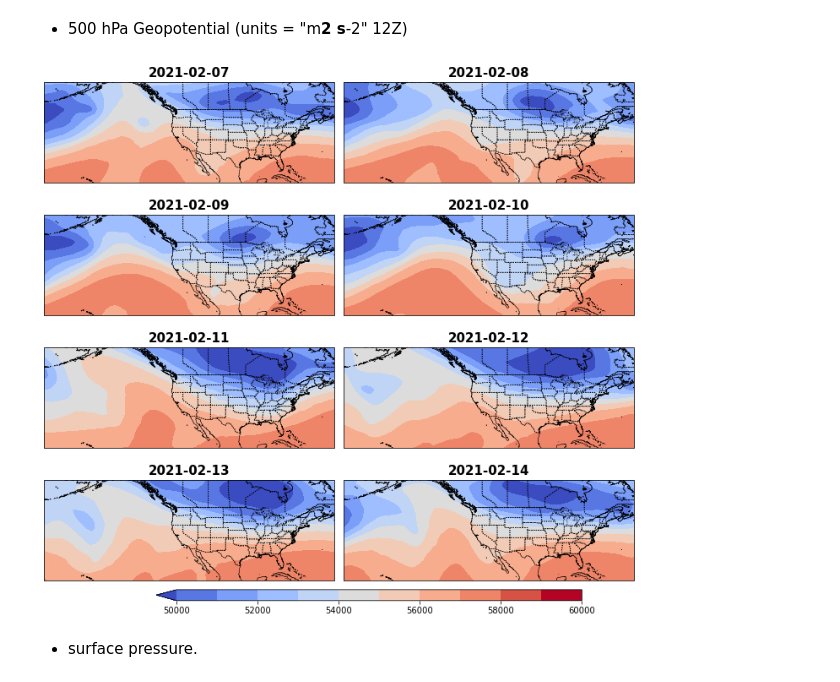
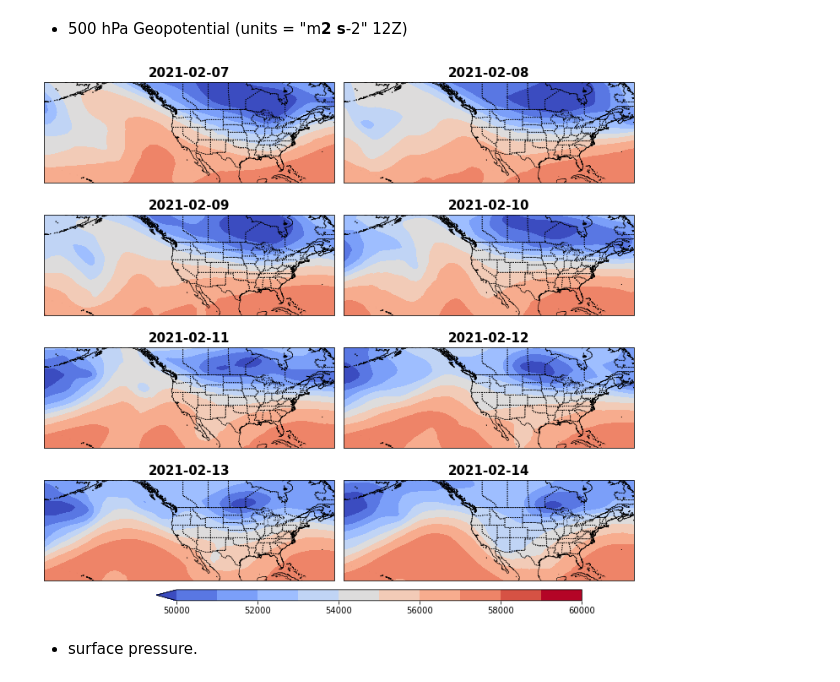
Before and after one commit to ming80302/Innovator, a Jupyter notebook: winter_storm_prism.ipynb, the cells around one changed output. Saved outputs shown, nothing was run; the diff lists cells and outputs as text; code cells hidden in the pictures.

```diff
--- a/winter_storm_prism.ipynb
+++ b/winter_storm_prism.ipynb
@@ -305,26 +315,26 @@ plot_prec_4(z500_3d, 50000, 60000,  'coolwarm', 'horizontal', 'False') ## 'YlGnB
 # %%
 date_1d = pd.date_range("2021-02-07", periods=8)
 
 for dd in range(7, 15):
     # 2 ways to fill the string with leading 0s 1) format string feature. 2) string.zfill() method
     #flnm_era5 = '/gpfs/fs1/collections/rda/data/ds633.0/e5.oper.an.pl/202102/e5.oper.an.pl.128_129_z.ll025sc.202102'+f'{dd:02d}'+'00_202102'+f'{dd:02d}'+'23.nc'
     flnm_era5 = '/gpfs/fs1/collections/rda/data/ds633.0/e5.oper.an.pl/202102/e5.oper.an.pl.128_129_z.ll025sc.202102'+str(dd).zfill(2)+'00_202102'+str(dd).zfill(2)+'23.nc'
     #print(flnm_era5)
     with xr.open_dataset(flnm_era5 ) as ds_era5:
         z500 = ds_era5.Z[12].sel(level=500, latitude=slice(lat_large_e, lat_large_s), longitude=slice(lon_large_s+360, lon_large_e+360)) #.mean(dim='time')
         del z500['time']
         if (dd==7):
             #expand_dims() modifies ndarray flags to write only,
             #  to call .copy() on the array after calling expand_dims()
             z500_3d = z500.expand_dims({'time':date_1d}).copy()
 
-        z500_3d[dd-11] = z500
+        z500_3d[dd-7] = z500
 
 fig = plt.figure(figsize=(10,9))
 
 plot_prec_8(z500_3d, 50000, 60000,  'coolwarm', 'horizontal', 'False') ## 'YlGnBu')
 # %% [output]
-[figure, old version]
+[figure, new version]
 # %% [markdown]
 - surface pressure.
 # %%
```
Also changed, not shown: parts of 8 cells of this notebook.
